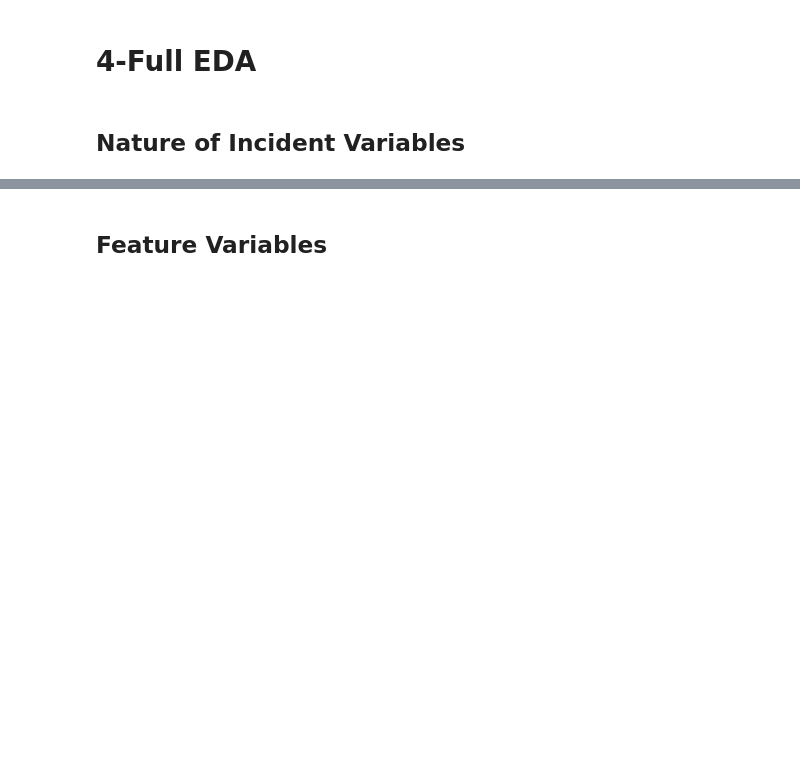
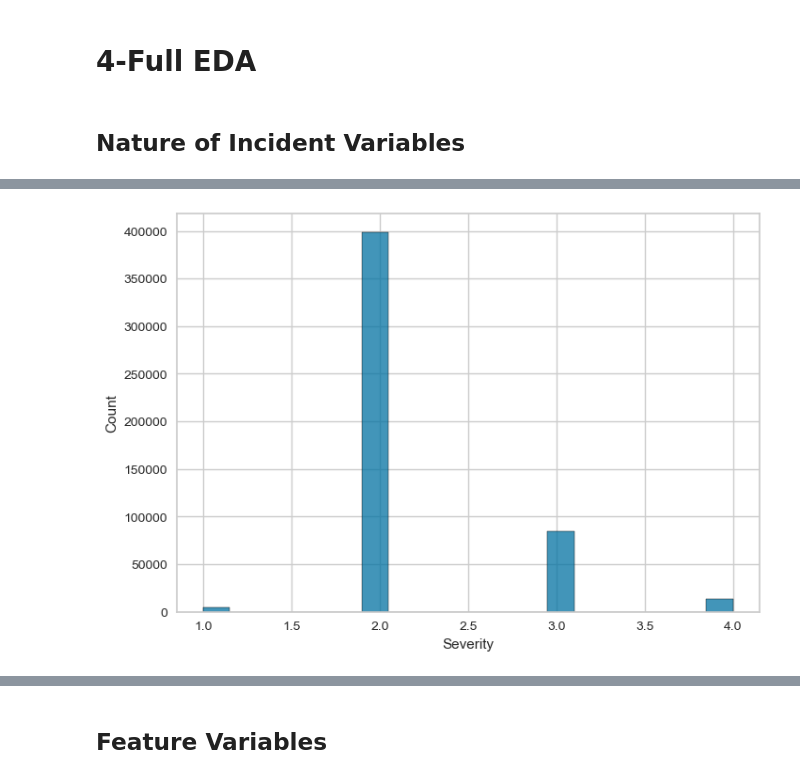
Before and after one commit to gpo2105/Capstone_1, a Jupyter notebook: Draft.ipynb, the cells around one changed output, grey strips where cells are left out. Saved outputs shown, nothing was run; the diff lists cells and outputs as text; code cells hidden in the pictures; blank space fills up the shorter version.

```diff
--- a/Draft.ipynb
+++ b/Draft.ipynb
@@ -515,5 +923,14 @@ else:
 # %% [markdown]
 # 4-Full EDA
+# %%
+if _SPARK_:
+    spark = SparkSession.builder.appName("Accident Data Project").getOrCreate()
+    data = spark.read.csv('AccidentData_Clean.csv',header=True,inferSchema=True)
+else:
+    if _LITE_SWITCH_:
+        data = pd.read_csv('AccidentData_Sampled_Clean.csv')
+    else:
+        data = pd.read_csv('US_Accidents_March23.csv')
 # %% [markdown]
 ## Nature of Incident Variables
 # %%
@@ -521,7 +956,9 @@ data_clean.groupby('Severity')[['Distance(mi)','Time_of_Impact(hr)']].describe()
 # %%
 if _LITE_SWITCH_:
-    sns.histplot(data_clean['Severity'])
+    sns.histplot(data['Severity'])
 else:
     pass
+# %% [output]
+[figure, added]
 # %%
 palette = {1:'red',2:'blue',3:'green',4:'black'}
```
Also changed, not shown: parts of 97 cells of this notebook.
